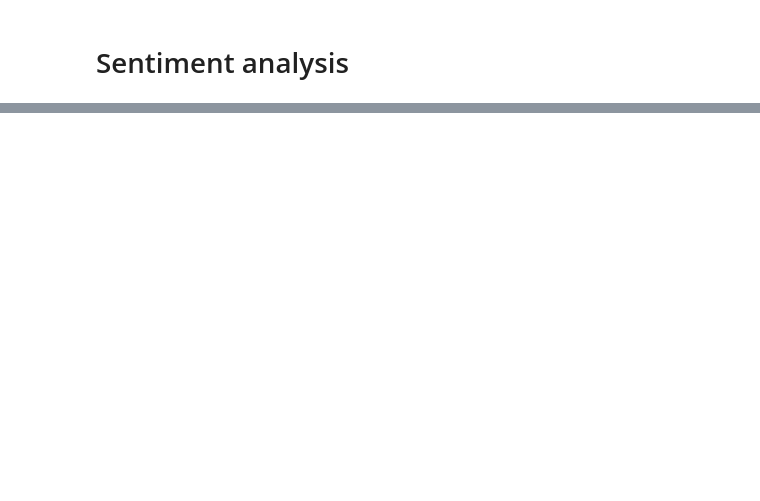
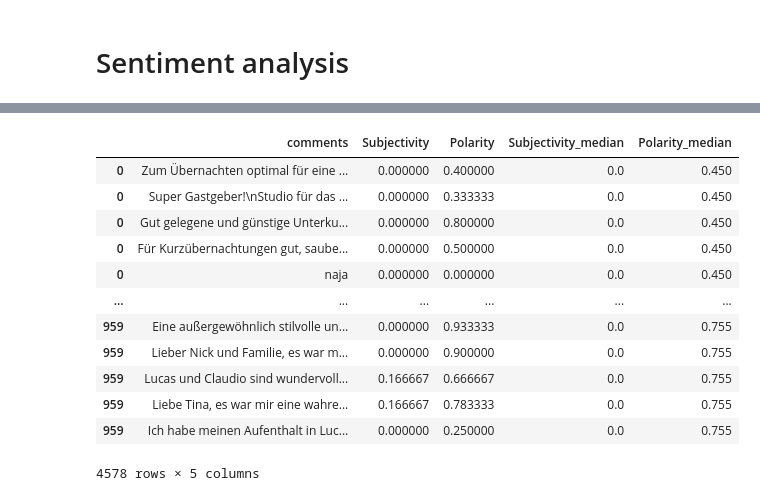
Before and after one commit to sephiran/applied-data-science, a Jupyter notebook: nlp/sentiment-analysis.ipynb, the cells around one changed output, grey strips where cells are left out. Saved outputs shown, nothing was run; the diff lists cells and outputs as text; code cells hidden in the pictures; blank space fills up the shorter version.

```diff
--- a/nlp/sentiment-analysis.ipynb
+++ b/nlp/sentiment-analysis.ipynb
@@ -29,0 +56,4 @@ df['sentiment_subjectivity'] = df['preprocessed_comment'].apply(get_subjectity)
+# %%
+# Create two new columns ‘Subjectivity’ & ‘Polarity’
+df["Subjectivity"] = df["comments"].apply(getSubjectivity)
+df["Polarity"] = df["comments"].apply(getPolarity)
@@ -29,0 +67,2 @@ df['sentiment_subjectivity'] = df['preprocessed_comment'].apply(get_subjectity)
+# %%
+df.dropna(inplace=True)
@@ -29,0 +87,3 @@ df['sentiment_subjectivity'] = df['preprocessed_comment'].apply(get_subjectity)
+# %%
+medians = df.groupby(df.index).median(numeric_only=True)
+medians
@@ -29,0 +104,3 @@ df['sentiment_subjectivity'] = df['preprocessed_comment'].apply(get_subjectity)
+# %%
+medians.columns = [str(col) + '_median' for col in medians.columns]
+medians
@@ -29,0 +121,17 @@ df['sentiment_subjectivity'] = df['preprocessed_comment'].apply(get_subjectity)
+# %%
+df = df.join(medians, how='left', on=df.index.name)
+df
+# %% [output]
+|  | comments | Subjectivity | Polarity | Subjectivity_median | Polarity_median |
+| 0 | Zum Übernachten optimal für eine ... | 0.000000 | 0.400000 | 0.0 | 0.450 |
+| 0 | Super Gastgeber!\nStudio für das ... | 0.000000 | 0.333333 | 0.0 | 0.450 |
+| 0 | Gut gelegene und günstige Unterku... | 0.000000 | 0.800000 | 0.0 | 0.450 |
+| 0 | Für Kurzübernachtungen gut, saube... | 0.000000 | 0.500000 | 0.0 | 0.450 |
+| 0 | naja | 0.000000 | 0.000000 | 0.0 | 0.450 |
+| ... | ... | ... | ... | ... | ... |
+| 959 | Eine außergewöhnlich stilvolle un... | 0.000000 | 0.933333 | 0.0 | 0.755 |
+| 959 | Lieber Nick und Familie, es war m... | 0.000000 | 0.900000 | 0.0 | 0.755 |
+| 959 | Lucas und Claudio sind wundervoll... | 0.166667 | 0.666667 | 0.0 | 0.755 |
+| 959 | Liebe Tina, es war mir eine wahre... | 0.166667 | 0.783333 | 0.0 | 0.755 |
+| 959 | Ich habe meinen Aufenthalt in Luc... | 0.000000 | 0.250000 | 0.0 | 0.755 |
+4578 rows × 5 columns
```
Also changed, not shown: parts of 28 cells of this notebook, 10 other files.
